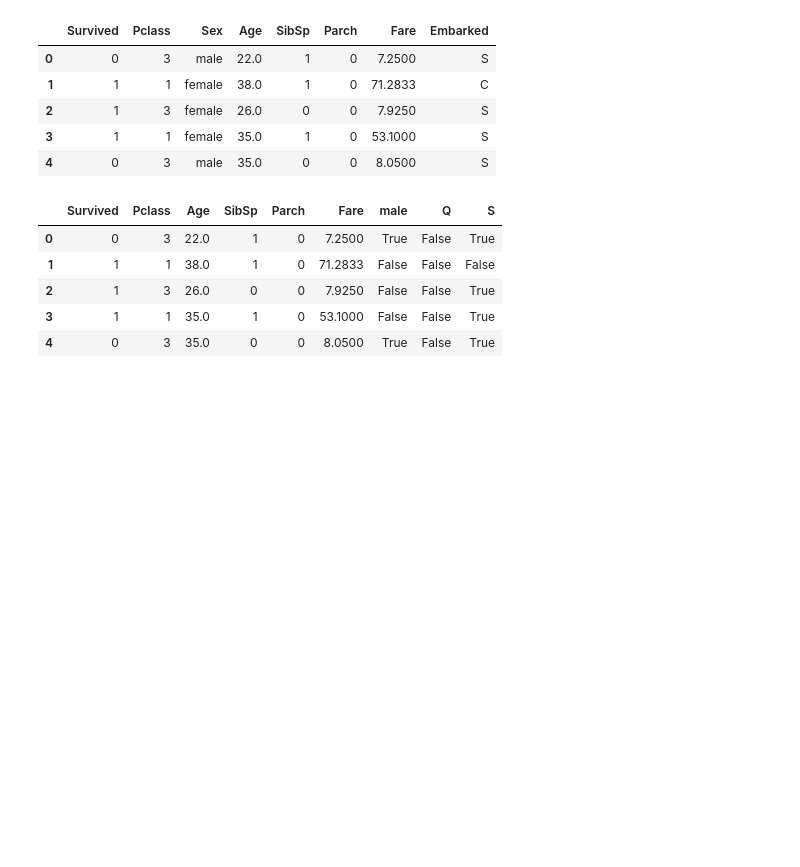
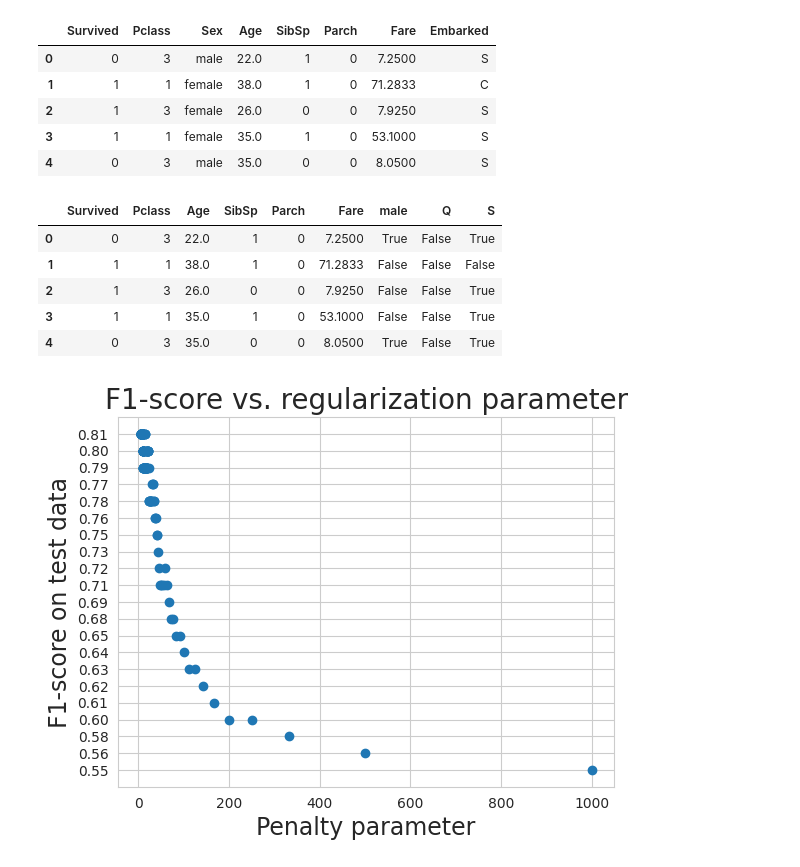
Before and after one commit to 2303a51546/AIML-2025, a Jupyter notebook: Lab5.ipynb, the cells around one changed output. Drawn from its saved outputs; the diff is of its cells as text; code cells hidden in the pictures; blank space fills up the shorter version.

```diff
--- a/Lab5.ipynb
+++ b/Lab5.ipynb
@@ -139,3 +139,31 @@ train.head()
 # %%
 from sklearn.model_selection import train_test_split
 x_train,x_test,y_train,y_test=train_test_split(train.drop('Survived',axis=1),train['Survived'],test_size=0.20,random_state=111)
+# %%
+
+from sklearn.linear_model import LogisticRegression
+from sklearn.metrics import classification_report
+nsimu=201
+penalty=[0]*nsimu
+logmodel=[0]*nsimu
+predictions =[0]*nsimu
+class_report = [0]*nsimu
+f1=[0]*nsimu
+
+for i in range(1,nsimu):
+
+
+    logmodel[i] =(LogisticRegression(C=i/1000,tol=1e-4, max_iter=int(1e6),n_jobs=4))
+    logmodel[i].fit(x_train,y_train) # Changed X_train to x_train
+    predictions[i] = logmodel[i].predict(x_test) # Changed X_test to x_test
+    class_report[i] = classification_report(y_test,predictions[i])
+    l=class_report[i].split()
+    f1[i] = l[len(l)-2]
+    penalty[i]=1000/i
+plt.scatter(penalty[1:len(penalty)-2],f1[1:len(f1)-2])
+plt.title("F1-score vs. regularization parameter",fontsize=20)
+plt.xlabel("Penalty parameter",fontsize=17)
+plt.ylabel("F1-score on test data",fontsize=17)
+plt.show()
+# %% [output]
+[figure, added]
```
Also changed, not shown: parts of 1 cell of this notebook.
